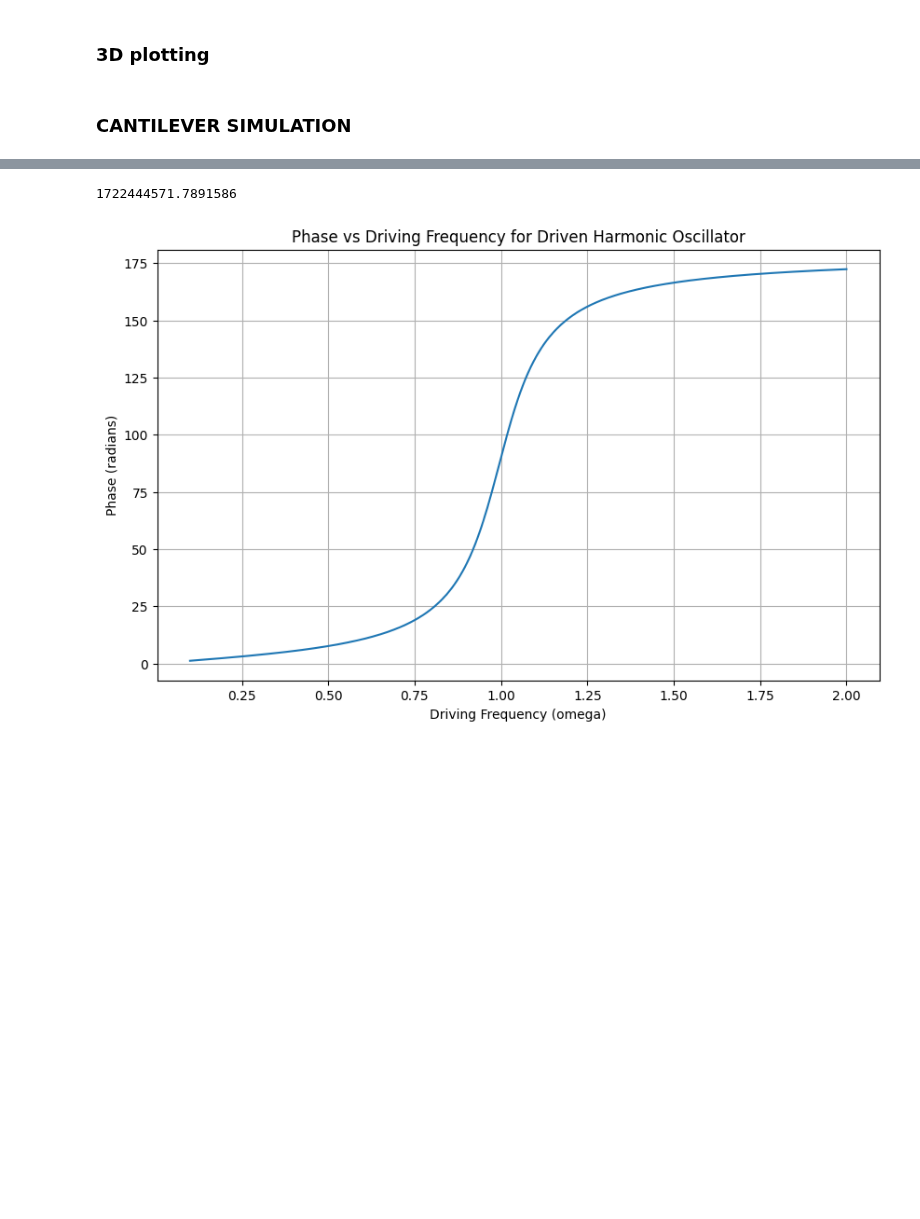
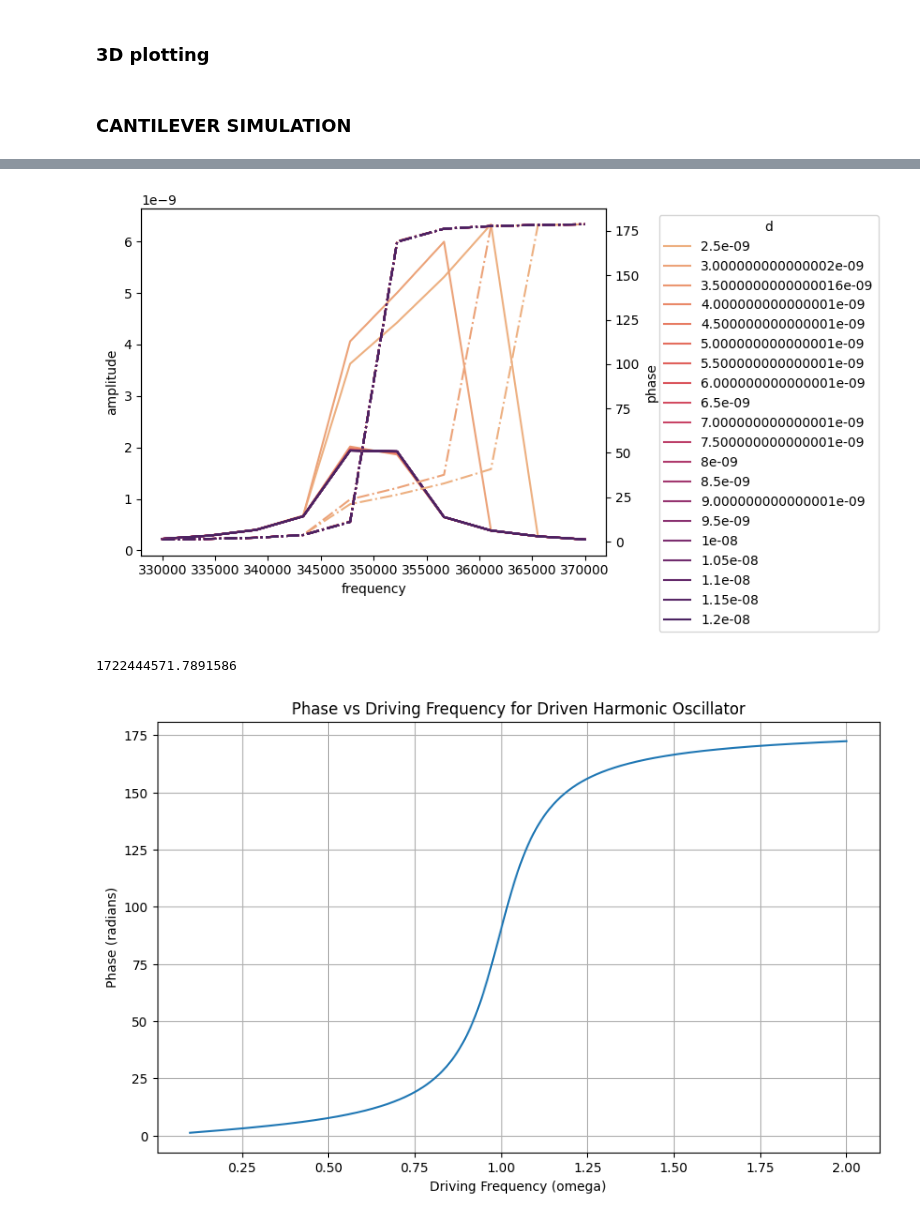
Before and after one commit to PranavSudersan/AFM-Dashboard, a Jupyter notebook: AFM Dashboard.ipynb, the cells around one changed output, grey strips where cells are left out. Saved outputs shown, nothing was run; the diff lists cells and outputs as text; code cells hidden in the pictures; blank space fills up the shorter version.

Commit message:
frequency response simulation of cantilever added

```diff
--- a/AFM Dashboard.ipynb
+++ b/AFM Dashboard.ipynb
@@ -5923,3 +6209,12 @@ plt.show()
+# %%
+# freqresp_datadict = simu_results
+sns.lineplot(data=freqresp_datadict, x='frequency', y='amplitude', hue='d', palette='flare', legend='full')
+sns.move_legend(plt.gca(), "upper left", bbox_to_anchor=(1.1, 1))
+ax3 = plt.gca().twinx()
+sns.lineplot(data=freqresp_datadict, x='frequency', y='phase', hue='d', palette='flare', linestyle='-.', ax=ax3, legend=False)
+plt.show()
+# %% [output]
+[figure, added]
 # %%
 # plt.close('all')
 # X_lockin = np.array(x_list)*np.cos(wd*np.array(t_list))
```
Also changed, not shown: parts of 5 cells of this notebook.
